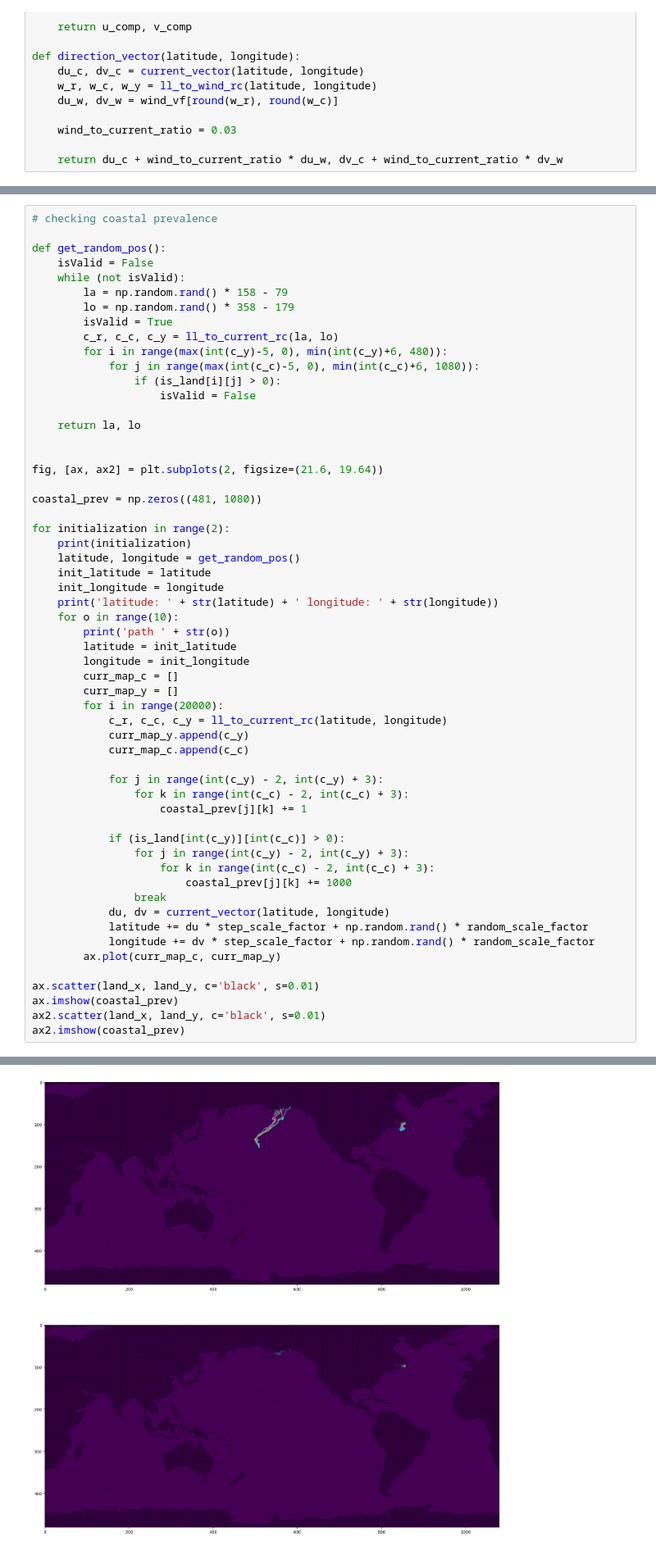
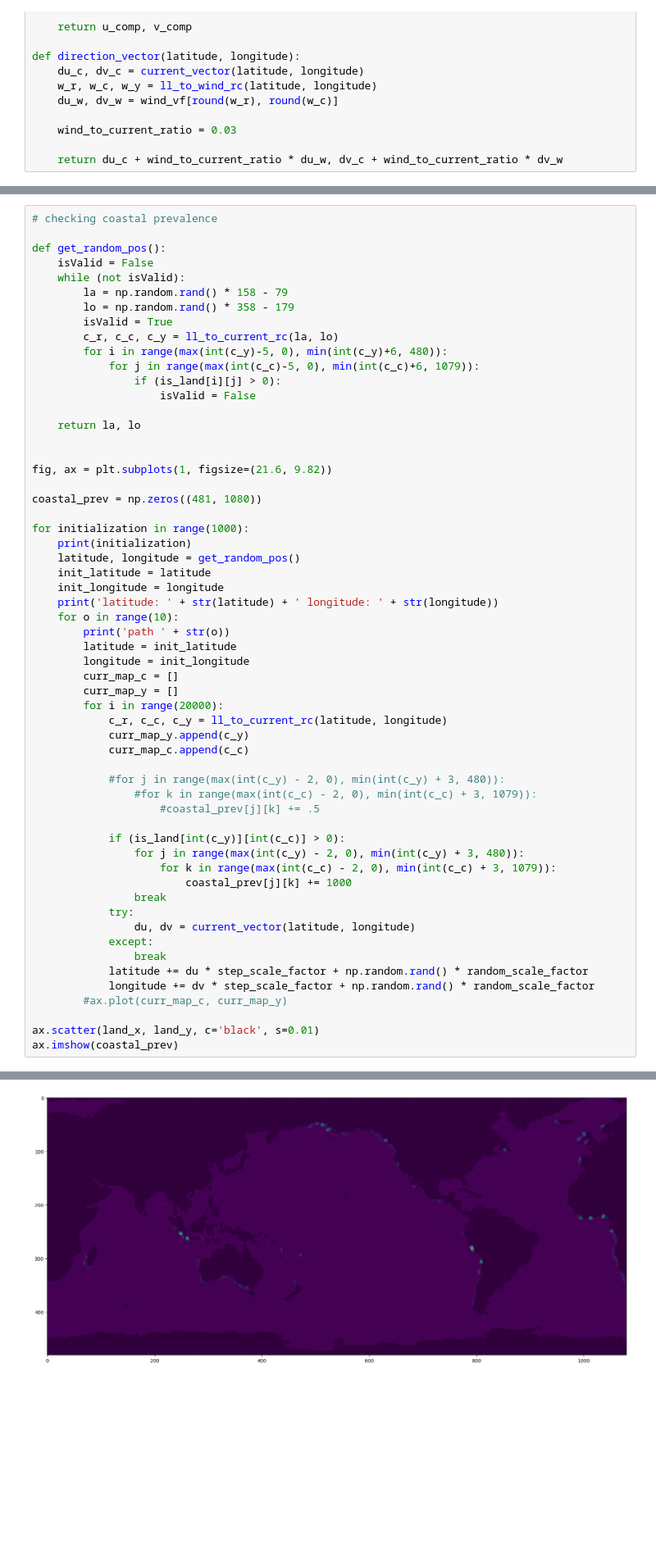
Before and after one commit to adarshramiyer/oceans, a Jupyter notebook: python/combined_forecasting.ipynb, the cells around one changed output, grey strips where cells are left out. Shown at 82% size. Saved outputs shown, nothing was run; the diff lists cells and outputs as text; blank space fills up the shorter version.

Commit message:
small coastal incidence trial

```diff
--- a/python/combined_forecasting.ipynb
+++ b/python/combined_forecasting.ipynb
@@ -242,18 +242,18 @@ def get_random_pos():
         isValid = True
         c_r, c_c, c_y = ll_to_current_rc(la, lo)
         for i in range(max(int(c_y)-5, 0), min(int(c_y)+6, 480)):
-            for j in range(max(int(c_c)-5, 0), min(int(c_c)+6, 1080)):
+            for j in range(max(int(c_c)-5, 0), min(int(c_c)+6, 1079)):
                 if (is_land[i][j] > 0):
                     isValid = False
 
     return la, lo
 
 
-fig, [ax, ax2] = plt.subplots(2, figsize=(21.6, 19.64))
+fig, ax = plt.subplots(1, figsize=(21.6, 9.82))
 
 coastal_prev = np.zeros((481, 1080))
 
-for initialization in range(2):
+for initialization in range(1000):
     print(initialization)
     latitude, longitude = get_random_pos()
     init_latitude = latitude
@@ -270,23 +270,24 @@ for initialization in range(2):
             curr_map_y.append(c_y)
             curr_map_c.append(c_c)
 
-            for j in range(int(c_y) - 2, int(c_y) + 3):
-                for k in range(int(c_c) - 2, int(c_c) + 3):
-                    coastal_prev[j][k] += 1
+            #for j in range(max(int(c_y) - 2, 0), min(int(c_y) + 3, 480)):
+                #for k in range(max(int(c_c) - 2, 0), min(int(c_c) + 3, 1079)):
+                    #coastal_prev[j][k] += .5
 
             if (is_land[int(c_y)][int(c_c)] > 0):
-                for j in range(int(c_y) - 2, int(c_y) + 3):
-                    for k in range(int(c_c) - 2, int(c_c) + 3):
+                for j in range(max(int(c_y) - 2, 0), min(int(c_y) + 3, 480)):
+                    for k in range(max(int(c_c) - 2, 0), min(int(c_c) + 3, 1079)):
                         coastal_prev[j][k] += 1000
                 break
-            du, dv = current_vector(latitude, longitude)
+            try:
+                du, dv = current_vector(latitude, longitude)
+            except:
+                break
             latitude += du * step_scale_factor + np.random.rand() * random_scale_factor
             longitude += dv * step_scale_factor + np.random.rand() * random_scale_factor
-        ax.plot(curr_map_c, curr_map_y)
+        #ax.plot(curr_map_c, curr_map_y)
 
 ax.scatter(land_x, land_y, c='black', s=0.01)
 ax.imshow(coastal_prev)
-ax2.scatter(land_x, land_y, c='black', s=0.01)
-ax2.imshow(coastal_prev)
 # %% [output]
 0
@@ -305,6 +306,6 @@ path 9
 path 6
 path 7
 path 8
 path 9
 <matplotlib.image.AxesImage at 0x...>
-[figure, old version]
+[figure, new version]
```
Also changed, not shown: parts of 2 cells of this notebook, 3 other files.
